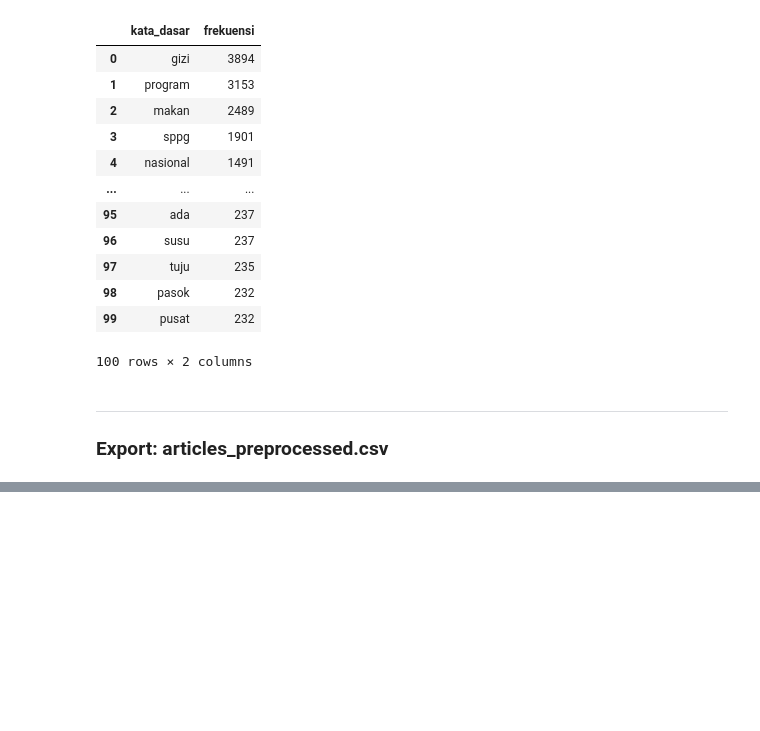
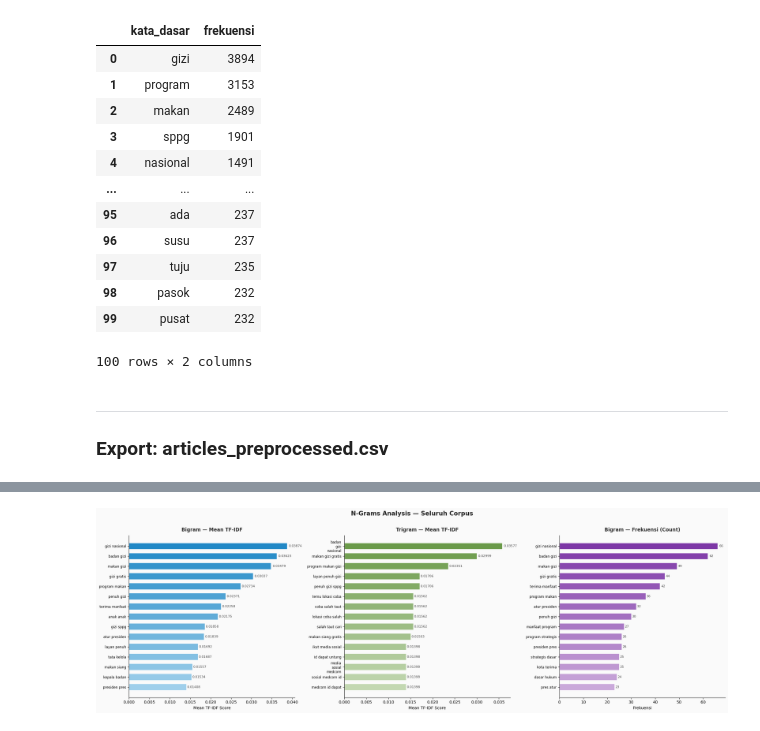
Before and after one commit to fransnicklaus/PBAKelompok1, a Jupyter notebook: midterm/main.ipynb, the cells around one changed output, grey strips where cells are left out. Drawn from its saved outputs; the diff is of its cells as text; code cells hidden in the pictures; blank space fills up the shorter version.

```diff
--- a/midterm/main.ipynb
+++ b/midterm/main.ipynb
@@ -746,0 +2016,17 @@ Columns: ['keyword', 'judul', 'tanggal', 'sumber', 'source_url', 'url_google', '
+# %%
+# ── Trigram corpus-wide ───────────────────────────────────────────────────────
+vec_tg = TfidfVectorizer(ngram_range=(3, 3))
+mat_tg = vec_tg.fit_transform(df['after_lemmatization'].fillna(''))
+feat_tg = vec_tg.get_feature_names_out()
+mean_tg = np.asarray(mat_tg.mean(axis=0)).flatten()
+top_tg_idx = mean_tg.argsort()[::-1][:25]
+
+top_trigram_corpus = pd.DataFrame({
+    'rank': range(1, 26),
+    'trigram': feat_tg[top_tg_idx],
+    'mean_tfidf': mean_tg[top_tg_idx].round(5)
+})
+
+print('=== Top 25 Trigram — Mean TF-IDF Seluruh Corpus ===')
+print('Frasa 3 kata yang paling distingtif di keseluruhan corpus:\n')
+display(top_trigram_corpus)
@@ -746,0 +2097,52 @@ Columns: ['keyword', 'judul', 'tanggal', 'sumber', 'source_url', 'url_google', '
+# %%
+top_n_ng = 15
+
+fig, axes = plt.subplots(1, 3, figsize=(22, 7))
+fig.patch.set_facecolor('#FAFAFA')
+fig.suptitle(
+    'N-Grams Analysis — Seluruh Corpus',
+    fontsize=15, fontweight='bold', y=1.01, color='#222'
+)
+
+ng_data = [
+    (top_bigram_corpus.head(top_n_ng),  'bigram',  'mean_tfidf',
+     'Bigram — Mean TF-IDF',   '#0277BD', '#E1F5FE'),
+    (top_trigram_corpus.head(top_n_ng), 'trigram', 'mean_tfidf',
+     'Trigram — Mean TF-IDF',  '#558B2F', '#F1F8E9'),
+    (top_bigram_freq.head(top_n_ng),    'bigram',  'frekuensi',
+     'Bigram — Frekuensi (Count)', '#6A1B9A', '#F3E5F5'),
+]
+
+for ax, (df_ng, term_col, val_col, title, dark_c, light_c) in zip(axes, ng_data):
+    ax.set_facecolor('#FAFAFA')
+    ax.spines['top'].set_visible(False)
+    ax.spines['right'].set_visible(False)
+
+    cmap_ng = plt.cm.colors.LinearSegmentedColormap.from_list('ng', [light_c, dark_c])
+    n_bars = len(df_ng)
+    bar_colors = [cmap_ng(0.3 + 0.6 * i / n_bars) for i in range(n_bars)]
+
+    # Wrap long n-gram labels
+    labels = [t.replace(' ', '\n') if len(t) > 18 else t
+              for t in df_ng[term_col][::-1]]
+
+    bars = ax.barh(
+        labels, df_ng[val_col][::-1].values,
+        color=bar_colors, edgecolor='white', height=0.65
+    )
+    for bar, val in zip(bars, df_ng[val_col][::-1].values):
+        label = f'{val:.5f}' if val < 1 else str(int(val))
+        ax.text(
+            bar.get_width() * 1.01, bar.get_y() + bar.get_height() / 2,
+            label, va='center', ha='left', fontsize=8, color='#444'
+        )
+    ax.set_title(title, fontsize=12, fontweight='bold', color='#333', pad=10)
+    x_label = 'Mean TF-IDF Score' if val_col == 'mean_tfidf' else 'Frekuensi'
+    ax.set_xlabel(x_label, fontsize=10)
+    ax.tick_params(axis='y', labelsize=8.5)
+
+plt.tight_layout()
+plt.savefig('output/viz_ngram_corpus.png', dpi=150, bbox_inches='tight')
+plt.show()
+# %% [output]
+[figure, added]
```
Also changed, not shown: parts of 64 cells of this notebook, 5 other files.
